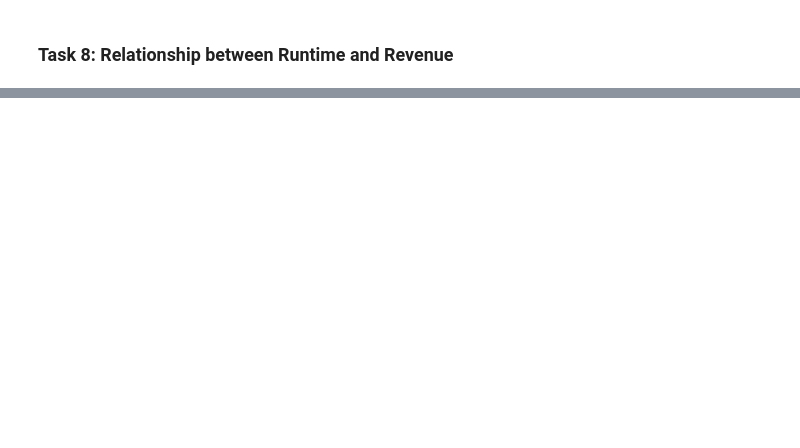
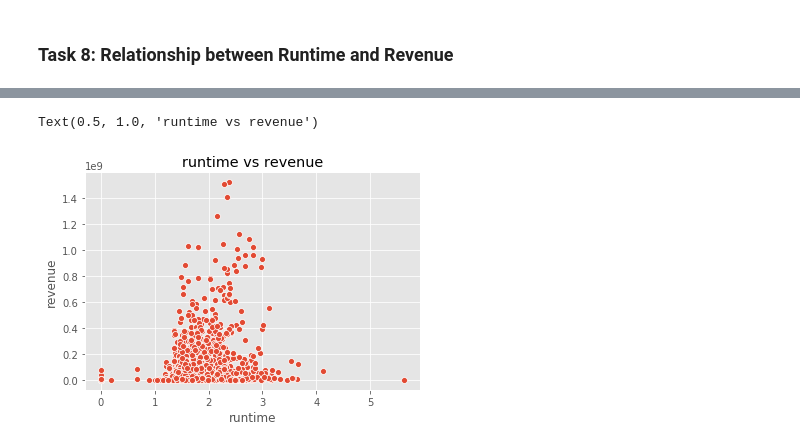
Before and after one commit to Surajv311/Analyze-box-office-data, a Jupyter notebook: Learner_Notebook.ipynb, the cells around one changed output, grey strips where cells are left out. Cells and saved outputs as stored; diff of their text form; code cells hidden in the pictures; blank space fills up the shorter version.

```diff
--- a/Learner_Notebook.ipynb
+++ b/Learner_Notebook.ipynb
@@ -163,0 +306,6 @@ Note: If you are starting the notebook from this task, you can run cells from al
+# %%
+sns.scatterplot(train['runtime'].fillna(0)/60,train['revenue'])
+plt.title('runtime vs revenue')
+# %% [output]
+Text(0.5, 1.0, 'runtime vs revenue')
+[figure, added]
```
Also changed, not shown: parts of 26 cells of this notebook, 1 other file.
